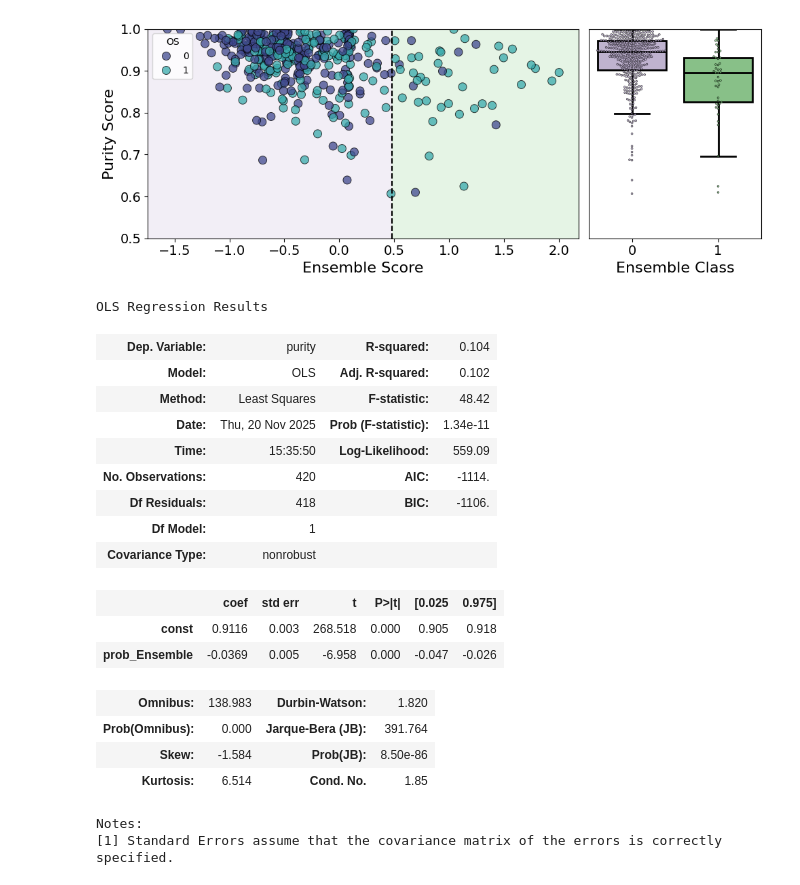
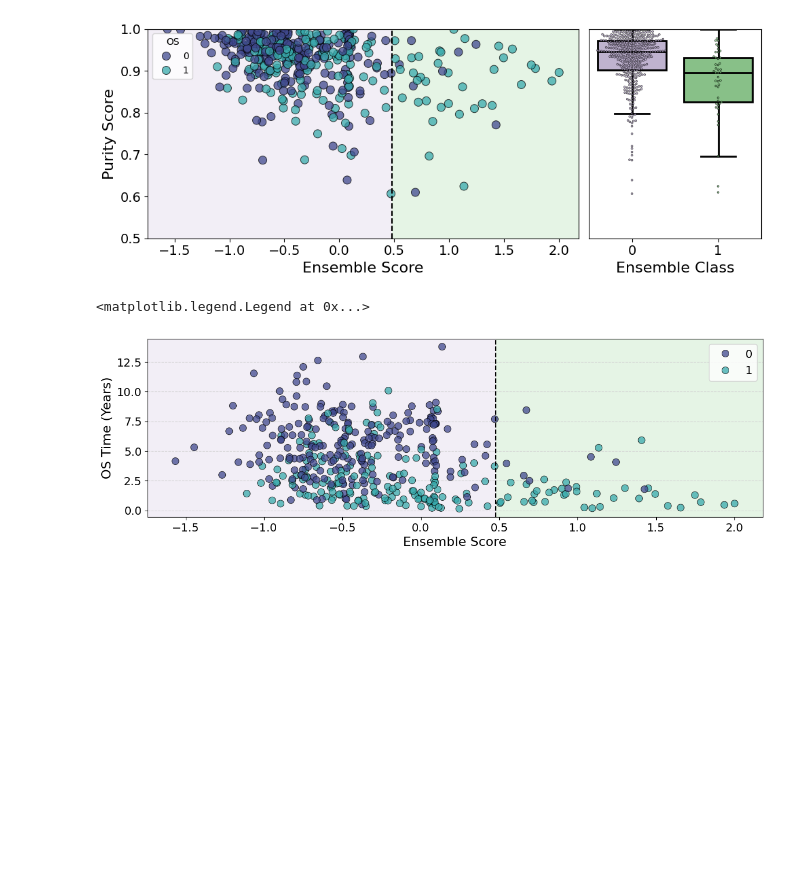
Before and after one commit to JackWJW/LGG_Prognosis_Prediction, a Jupyter notebook: Results_Analysis/ESTIMATE_Plotting.ipynb, the cells around one changed output. Saved outputs shown, nothing was run; the diff lists cells and outputs as text; code cells hidden in the pictures; blank space fills up the shorter version.

Commit message:
updating survival figures and DEA data

```diff
--- a/Results_Analysis/ESTIMATE_Plotting.ipynb
+++ b/Results_Analysis/ESTIMATE_Plotting.ipynb
@@ -105,23 +105,20 @@ for param in ["stromal","immune","estimate","purity"]:
 [figure]
 [figure]
 # %%
+reg_df = res_df.copy()
+reg_df["OS_time"] = res_df["OS.time"] / 365
+
+ax = plt.figure(figsize=(13.7,4))
+ax = sns.scatterplot(reg_df,x="prob_Ensemble",y="OS_time",hue="OS",palette="mako",edgecolor="black",alpha=0.75,s=75,zorder=1)
+ax.axvline(x=0.48,c="black",linestyle="--")
+ax.add_patch(patches.Rectangle((0.48,6000),2,-10000,facecolor="#7FC97F",alpha=0.2,zorder=0))
+ax.add_patch(patches.Rectangle((-2,6000),2.48,-10000,facecolor="#BEAED4",alpha=0.2,zorder=0))
+ax.tick_params(axis="both",labelsize=14)
+ax.set_xlabel("Ensemble Score",fontsize=16)
+ax.set_ylabel("OS Time (Years)",fontsize=16)
+ax.grid(color="lightgray",axis="y",linestyle="--")
+ax.set_axisbelow(True)
+ax.legend(fontsize=14)
 # %% [output]
-OLS Regression Results
+<matplotlib.legend.Legend at 0x...>
-| Dep. Variable: | purity | R-squared: | 0.104 |
-| Model: | OLS | Adj. R-squared: | 0.102 |
-| Method: | Least Squares | F-statistic: | 48.42 |
-| Date: | Thu, 20 Nov 2025 | Prob (F-statistic): | 1.34e-11 |
-| Time: | 15:35:50 | Log-Likelihood: | 559.09 |
-| No. Observations: | 420 | AIC: | -1114. |
-| Df Residuals: | 418 | BIC: | -1106. |
-| Df Model: | 1 |  |  |
-| Covariance Type: | nonrobust |  |  |
-|  | coef | std err | t | P>|t| | [0.025 | 0.975] |
-| const | 0.9116 | 0.003 | 268.518 | 0.000 | 0.905 | 0.918 |
-| prob_Ensemble | -0.0369 | 0.005 | -6.958 | 0.000 | -0.047 | -0.026 |
-| Omnibus: | 138.983 | Durbin-Watson: | 1.820 |
-| Prob(Omnibus): | 0.000 | Jarque-Bera (JB): | 391.764 |
-| Skew: | -1.584 | Prob(JB): | 8.50e-86 |
-| Kurtosis: | 6.514 | Cond. No. | 1.85 |
-Notes:
-[1] Standard Errors assume that the covariance matrix of the errors is correctly specified.
+[figure, added]
```
Also changed, not shown: 6 other files.
